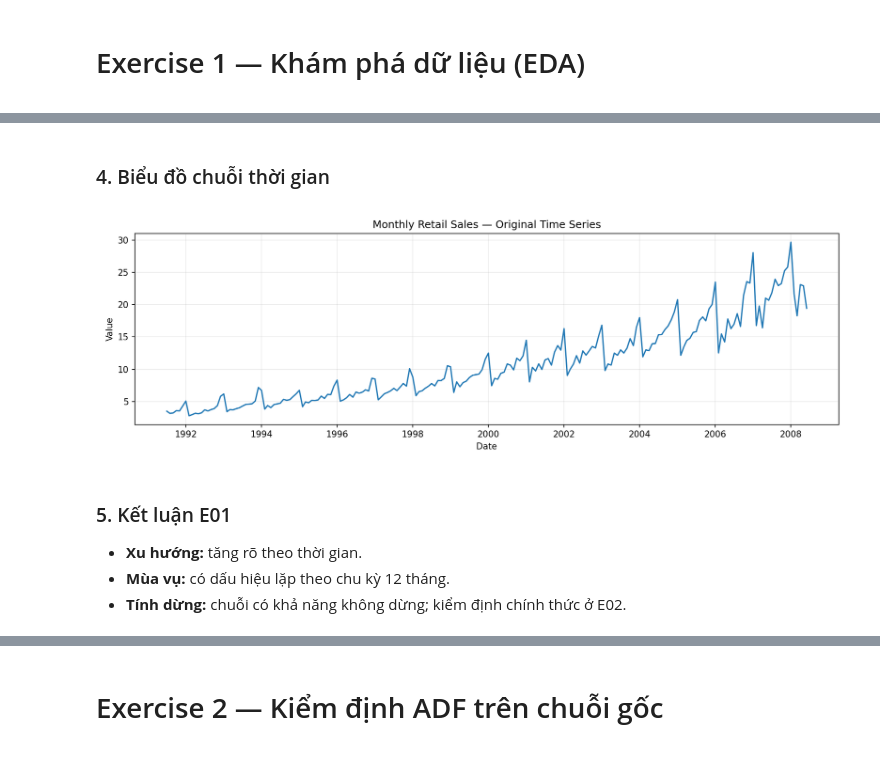
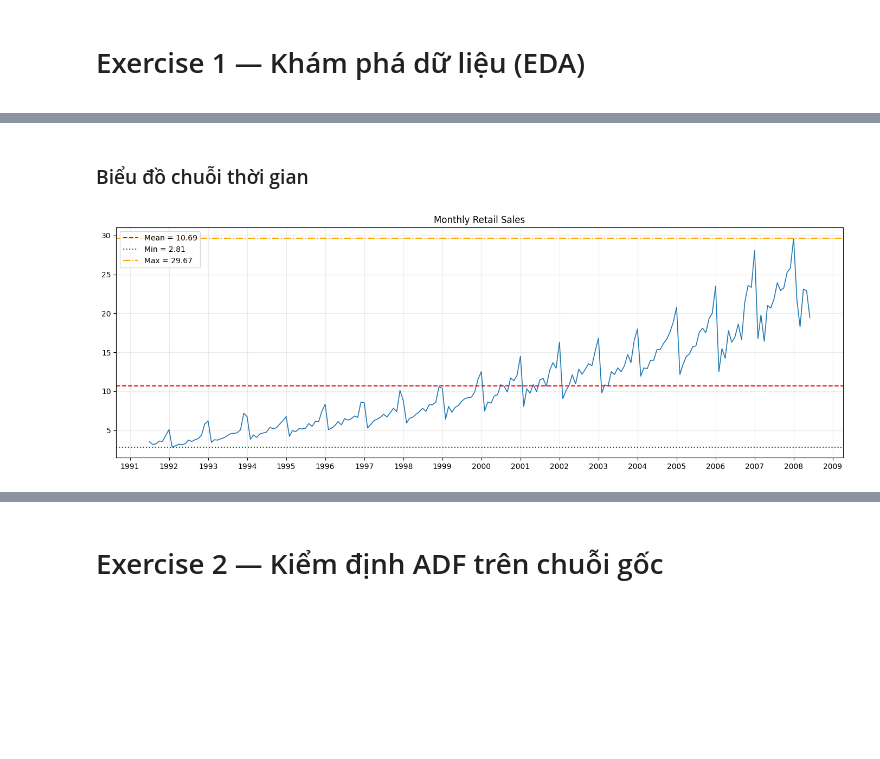
Before and after one commit to Tuvienn/TOTAL_LAB_PRACTICE_FOR_TIME_SERIES, a Jupyter notebook: total_practice/Practice_2/notebooks/Practice_2_present.ipynb, the cells around one changed output, grey strips where cells are left out. Cells and saved outputs as stored; diff of their text form; code cells hidden in the pictures; blank space fills up the shorter version.

```diff
--- a/total_practice/Practice_2/notebooks/Practice_2_present.ipynb
+++ b/total_practice/Practice_2/notebooks/Practice_2_present.ipynb
@@ -120,14 +278,66 @@ display(pd.DataFrame({'metric':['first_24_std','last_24_std','q1','q3','iqr','po
 # %% [markdown]
-### 4. Biểu đồ chuỗi thời gian
+### Biểu đồ chuỗi thời gian
-# %%
-figure_path = FIGURES_DIR / '01_original_time_series.png'
-save_series_plot(series, figure_path, 'Monthly Retail Sales — Original Time Series', 'Value')
-display(Image(filename=str(figure_path)))
-# %% [output]
-[figure, removed]
-# %% [markdown]
-### 5. Kết luận E01
-
-- **Xu hướng:** tăng rõ theo thời gian.
-- **Mùa vụ:** có dấu hiệu lặp theo chu kỳ 12 tháng.
-- **Tính dừng:** chuỗi có khả năng không dừng; kiểm định chính thức ở E02.
+# %%
+
+import pandas as pd
+import matplotlib.pyplot as plt
+import matplotlib.dates as mdates
+
+# Đọc dữ liệu
+df = pd.read_csv(
+    RAW_PATH,
+    parse_dates=["date"]
+)
+
+# Vẽ biểu đồ
+fig, ax = plt.subplots(figsize=(14, 5))
+
+ax.plot(
+    df["date"],
+    df["value"],
+    linewidth=1.2
+)
+
+# Tiêu đề
+ax.set_title("Monthly Retail Sales")
+
+# Tính giá trị Mean, Min, Max
+mean_value = df["value"].mean()
+min_value = df["value"].min()
+max_value = df["value"].max()
+# Đường Mean
+ax.axhline(
+    y=mean_value,
+    color="red",
+    linestyle="--",
+    linewidth=1.5,
+    label=f"Mean = {mean_value:.2f}"
+)
+# Đường Min
+ax.axhline(
+    y=min_value,
+    color="green",
+    linestyle=":",
+    linewidth=1.5,
+    label=f"Min = {min_value:.2f}"
+)
+# Đường Max
+ax.axhline(
+    y=max_value,
+    color="orange",
+    linestyle="-.",
+    linewidth=1.5,
+    label=f"Max = {max_value:.2f}"
+)
+
+# Hiển thị năm trên trục X, cách nhau YearLocator
+ax.xaxis.set_major_locator(mdates.YearLocator(1))
+ax.xaxis.set_major_formatter(mdates.DateFormatter("%Y"))
+
+ax.grid(True, alpha=0.25)
+ax.legend(loc="upper left")
+
+plt.tight_layout()
+plt.show()
+# %% [output]
+[figure, added]
```
Also changed, not shown: parts of 114 cells of this notebook, 2 other files.
